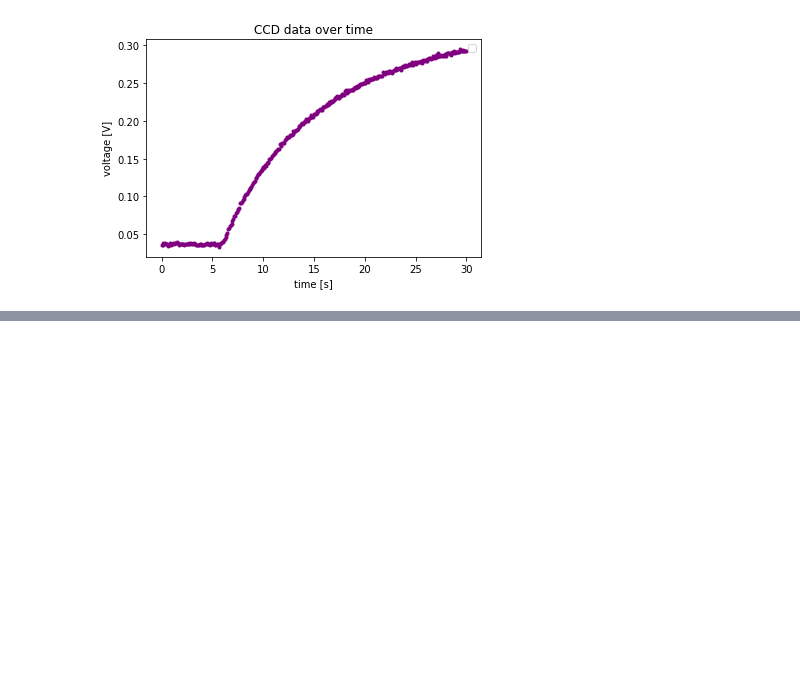
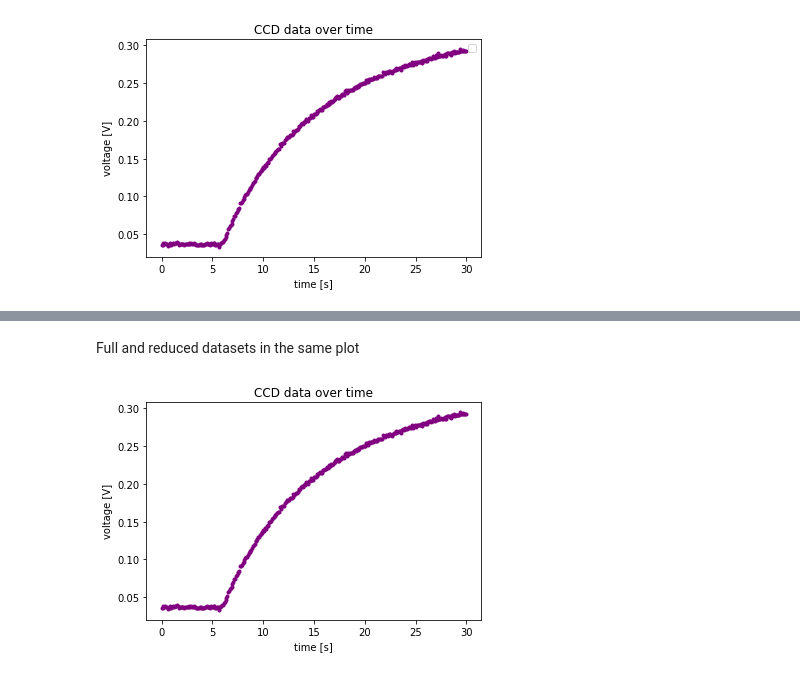
Before and after one commit to JuliaLorenzetti/data-science, a Jupyter notebook: CodingTask1.ipynb, the cells around one changed output, grey strips where cells are left out. Drawn from its saved outputs; the diff is of its cells as text; code cells hidden in the pictures; blank space fills up the shorter version.

```diff
--- a/CodingTask1.ipynb
+++ b/CodingTask1.ipynb
@@ -89,0 +103,19 @@ plot.plot(x,y)
+# %% [markdown]
+Full and reduced datasets in the same plot
+# %%
+df = pd.read_csv(path, delimiter='\t', header=13)
+df_red = pd.read_csv('mean-4nm.csv', delimiter='\t')
+time = df.iloc[:, 1]/1000
+time_corr = time - 1540456324.789
+diff_wl= -(df.iloc[:,1935]-df.iloc[:, 1778])  # difference btw 570 and 550 nm
+# diff_wl_red = -(df.iloc[:,65]-df.iloc[:, 60])
+
+fig, ax = plot.subplots()
+ax.set_title('CCD data over time')
+ax.set_ylabel('voltage [V]')
+ax.set_xlabel('time [s]')
+ax.plot(time_corr, diff_wl, '.', color='purple')
+# ax.plot(time_corr, diff_wl_red, '.', color='blue')
+plot.savefig('CCD-plot2.jpg')
+# %% [output]
+[figure, added]
```
Also changed, not shown: parts of 5 cells of this notebook.
